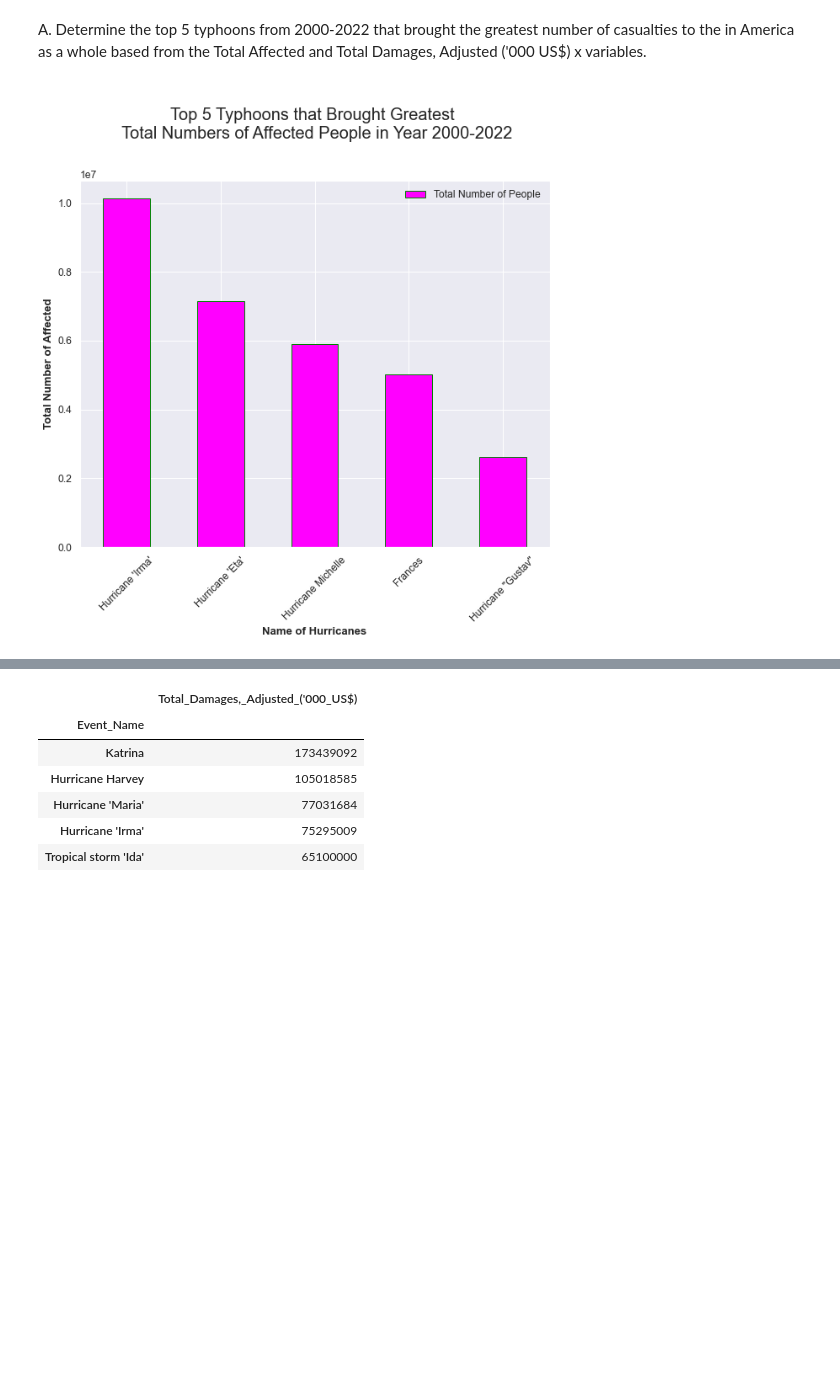
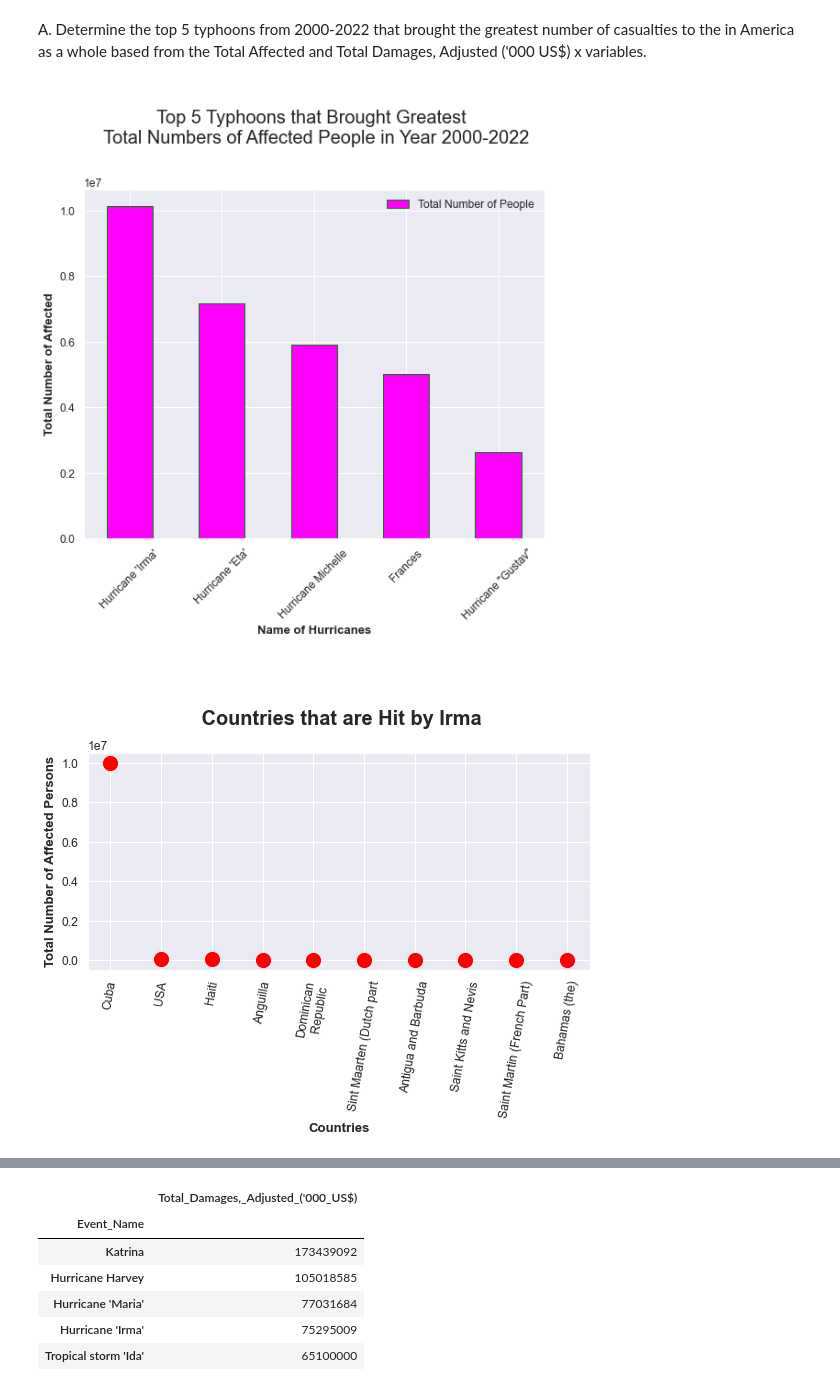
Before and after one commit to GEA960/ITBA-3207_TeamTyphoonAnalysts, a Jupyter notebook: Data Sets Coding Analysis/Data Analysis and Coding for Both Data Sets.ipynb, the cells around one changed output, grey strips where cells are left out. Saved outputs shown, nothing was run; the diff lists cells and outputs as text; code cells hidden in the pictures; blank space fills up the shorter version.

```diff
--- a/Data Sets Coding Analysis/Data Analysis and Coding for Both Data Sets.ipynb
+++ b/Data Sets Coding Analysis/Data Analysis and Coding for Both Data Sets.ipynb
@@ -691,27 +693,50 @@ A. Determine the top 5 typhoons from 2000-2022 that brought the greatest number
 # %%
 from IPython.display import display_html
 import matplotlib.pyplot as plt
 import numpy as np
 
 # Acquiring the top 5 typhoons from 2000-2022 that brought the greatest number of casualties in America as a whole based from the Total Affected.
 
 TopTyphoonAffected = new_df.groupby('Event_Name')
 TotalAff = TopTyphoonAffected['Total_Affected'].sum()
 data_TotalAff = pd.DataFrame(TotalAff)
 TotalAff_SortedData = data_TotalAff.sort_values(by='Total_Affected',ascending=False)
 TotalAff_result = TotalAff_SortedData.head(5)
 TotalAff_result
 
 #graphing of data of top 5 typhoons from 2000-2022 that brought the greatest number of casualties in America as a whole based from the Total Affected.
-TotalAff_result.plot(kind="bar",color="magenta",edgecolor="green", figsize=(10,8))
+TotalAff_result.plot(kind="bar",color="magenta",edgecolor="green", figsize=(9,7))
 plt.xticks(rotation="45", horizontalalignment="center")
 plt.xlabel("Name of Hurricanes")
 plt.ylabel("Total Number of Affected")
 plt.title("\nTop 5 Typhoons that Brought Greatest \n Total Numbers of Affected People in Year 2000-2022\n\n",
            fontsize=20, loc="center")
 plt.legend(["Total Number of People"], frameon=False)
 plt.show()
 #Saving visualizations in TIFF file with 300 dpi
 #plt.savefig('Top5TypNoAff.tiff', transparent=True, dpi=300)
+
+
+
+#Countries affected by Irma
+import matplotlib.pyplot as plt
+
+Irma = new_df.loc[new_df['Event_Name'] == "Hurricane 'Irma'"]
+Irma = Irma.sort_values(by='Total_Affected',ascending=False)
+Irma = Irma.head(10)
+Irma = Irma.iloc[:,[5, 11 ]].copy()
+AffectedCountries = pd.DataFrame(Irma)
+
+data={"Countries":["Cuba","USA", "Haiti", "Anguilla", "Dominican\n Republic","Sint Maarten (Dutch part", "Antigua and Barbuda","Saint Kitts and Nevis", "Saint Martin (French Part)","Bahamas (the)"],
+      "Total_Affected": [10000000, 70000, 40092, 15000, 6300, 5040, 1800, 500, 110, 0]}
+
+data=pd.DataFrame(data=data)
+#Graphing of Data
+data.plot(x = 'Countries', y = 'Total_Affected',kind="scatter",s=200, c = 'red', figsize=(9,4));
+plt.title("\n\n Countries that are Hit by Irma\n", fontsize=20, loc="center", fontweight="bold")
+plt.xticks(rotation="80", horizontalalignment="center")
+plt.ylabel("Total Number of Affected Persons")
+plt.show()
 # %% [output]
-[figure, old version]
+[figure, new version]
+[figure, added]
```
Also changed, not shown: parts of 10 cells of this notebook.
